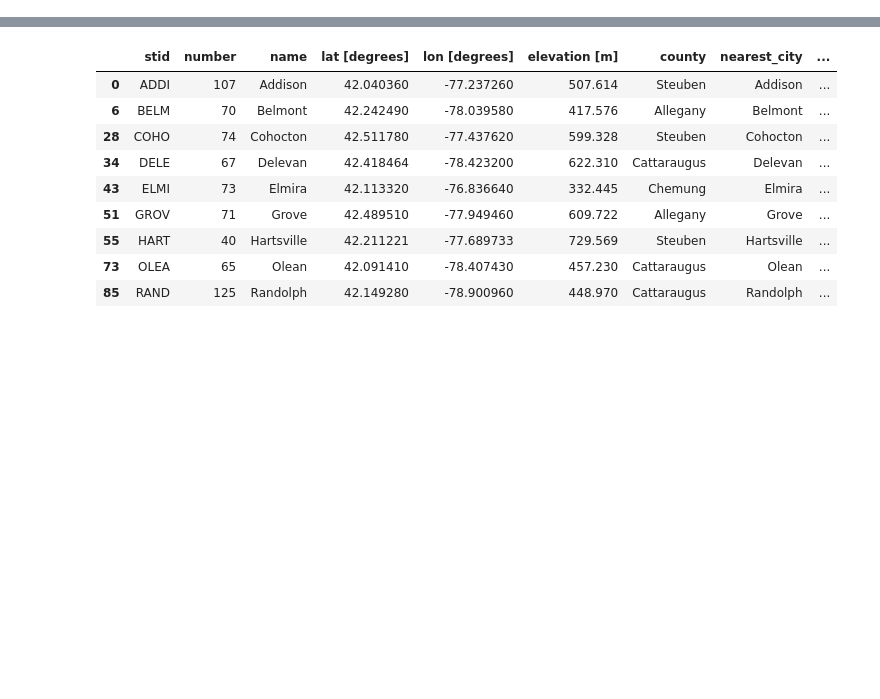
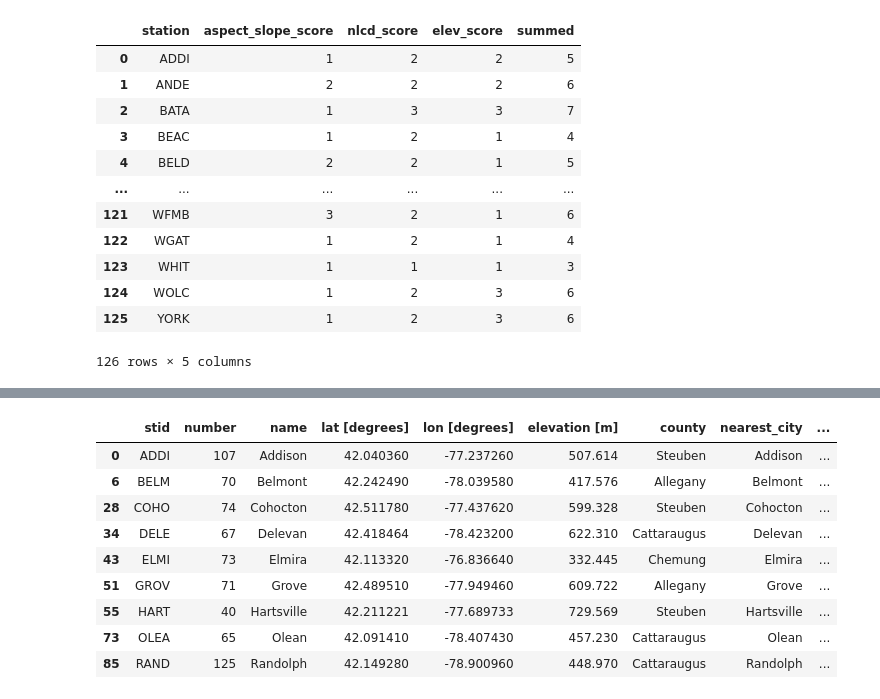
Before and after one commit to shmaronshmevans/nwp_bias, a Jupyter notebook: src/landtype/notebooks/org_nsym_cats.ipynb, the cells around one changed output, grey strips where cells are left out. Cells and saved outputs as stored; diff of their text form; code cells hidden in the pictures; blank space fills up the shorter version.

```diff
--- a/src/landtype/notebooks/org_nsym_cats.ipynb
+++ b/src/landtype/notebooks/org_nsym_cats.ipynb
@@ -32,0 +49,16 @@ from src.plotting_scripts import stat_scatterplot
+# %%
+merged_df
+# %% [output]
+|  | station | aspect_slope_score | nlcd_score | elev_score | summed |
+| 0 | ADDI | 1 | 2 | 2 | 5 |
+| 1 | ANDE | 2 | 2 | 2 | 6 |
+| 2 | BATA | 1 | 3 | 3 | 7 |
+| 3 | BEAC | 1 | 2 | 1 | 4 |
+| 4 | BELD | 2 | 2 | 1 | 5 |
+| ... | ... | ... | ... | ... | ... |
+| 121 | WFMB | 3 | 2 | 1 | 6 |
+| 122 | WGAT | 1 | 2 | 1 | 4 |
+| 123 | WHIT | 1 | 1 | 1 | 3 |
+| 124 | WOLC | 1 | 2 | 3 | 6 |
+| 125 | YORK | 1 | 2 | 3 | 6 |
+126 rows × 5 columns
```
Also changed, not shown: parts of 4 cells of this notebook, 17 other files.
